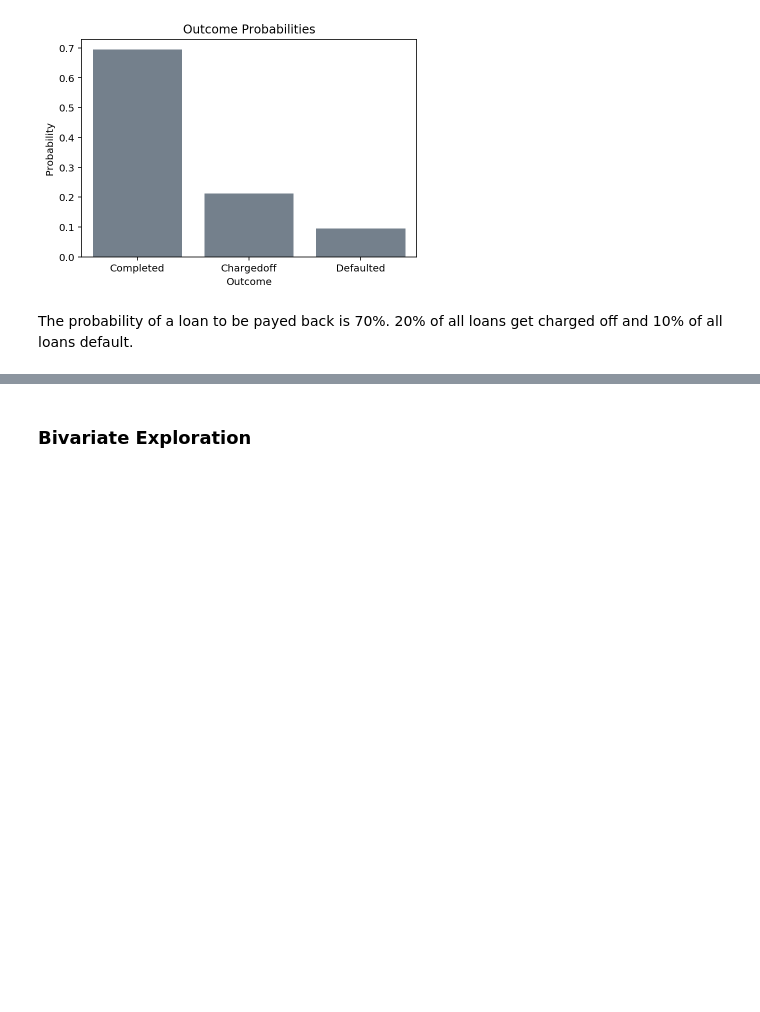
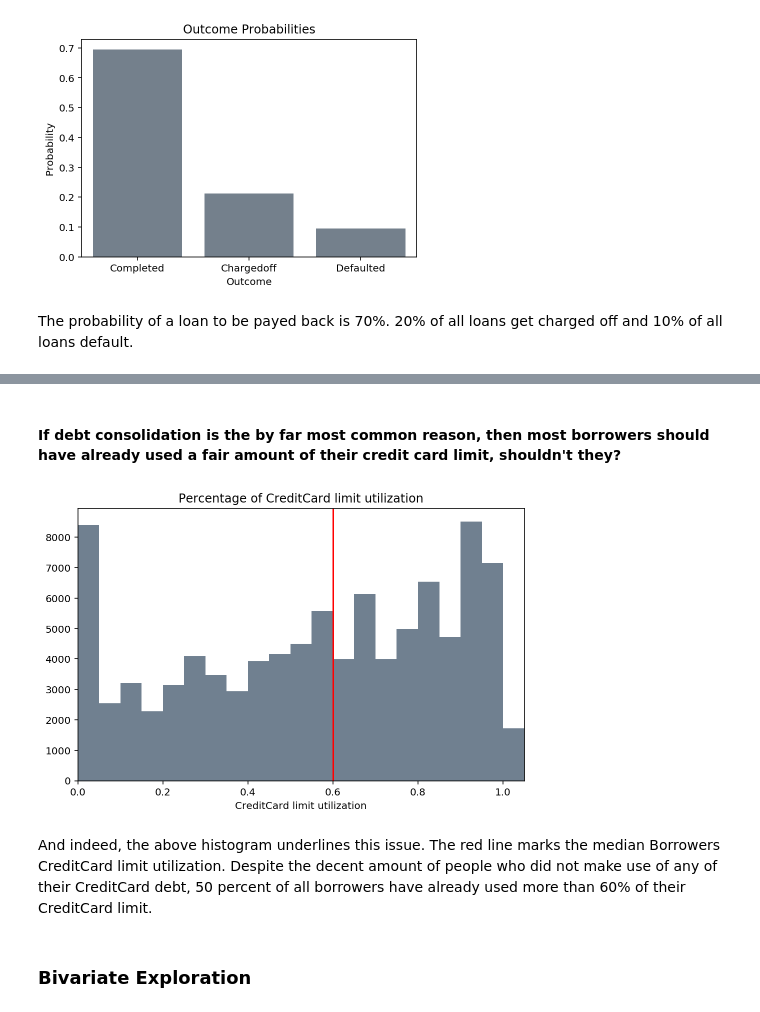
Before and after one commit to janikvalentin/Loan_Data_EDA, a Jupyter notebook: Loan_Data_Investigation.ipynb, the cells around one changed output, grey strips where cells are left out. Drawn from its saved outputs; the diff is of its cells as text; code cells hidden in the pictures; blank space fills up the shorter version.

```diff
--- a/Loan_Data_Investigation.ipynb
+++ b/Loan_Data_Investigation.ipynb
@@ -322,3 +364,19 @@ The probability of a loan to be payed back is 70%. 20% of all loans get charged
+# %% [markdown]
+#### If debt consolidation is the by far most common reason, then most borrowers should have already used a fair amount of their credit card limit, shouldn't they?
+# %%
+# exclude NaN and any values higher than 1.1 to be able to plot the histogram
+credit_df = df[(df['credit_utilization'].notnull()) & (df['credit_utilization'] < 1.1)]
+# %%
+plt.figure(figsize = (8, 5))
+plt.hist(credit_df.credit_utilization, bins = np.arange(0, 1.1, 0.05), color = base_color)
+plt.xlim(0, 1.05)
+plt.axvline(credit_df.credit_utilization.median(), color = 'r')
+plt.title('Percentage of CreditCard limit utilization')
+plt.xlabel('CreditCard limit utilization');
+# %% [output]
+[figure, added]
+# %% [markdown]
+And indeed, the above histogram underlines this issue. The red line marks the median Borrowers CreditCard limit utilization. Despite the decent amount of people who did not make use of any of their CreditCard debt, 50 percent of all borrowers have already used more than 60% of their CreditCard limit.
 # %% [markdown]
 ### Bivariate Exploration
 # %% [markdown]
```
Also changed, not shown: parts of 17 cells of this notebook.
